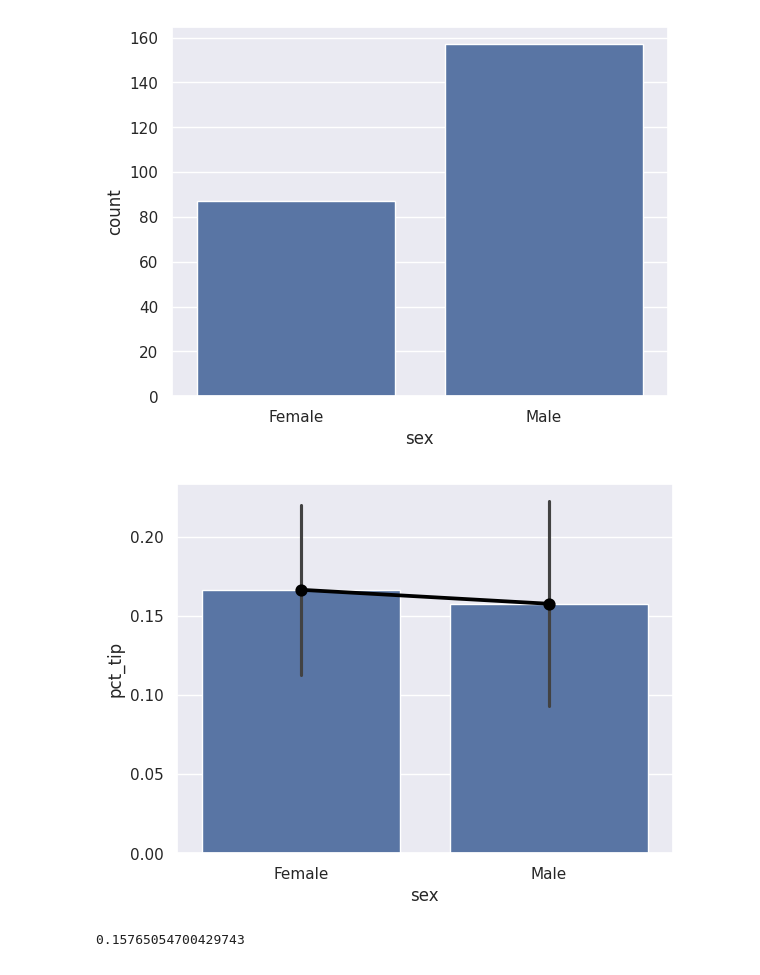
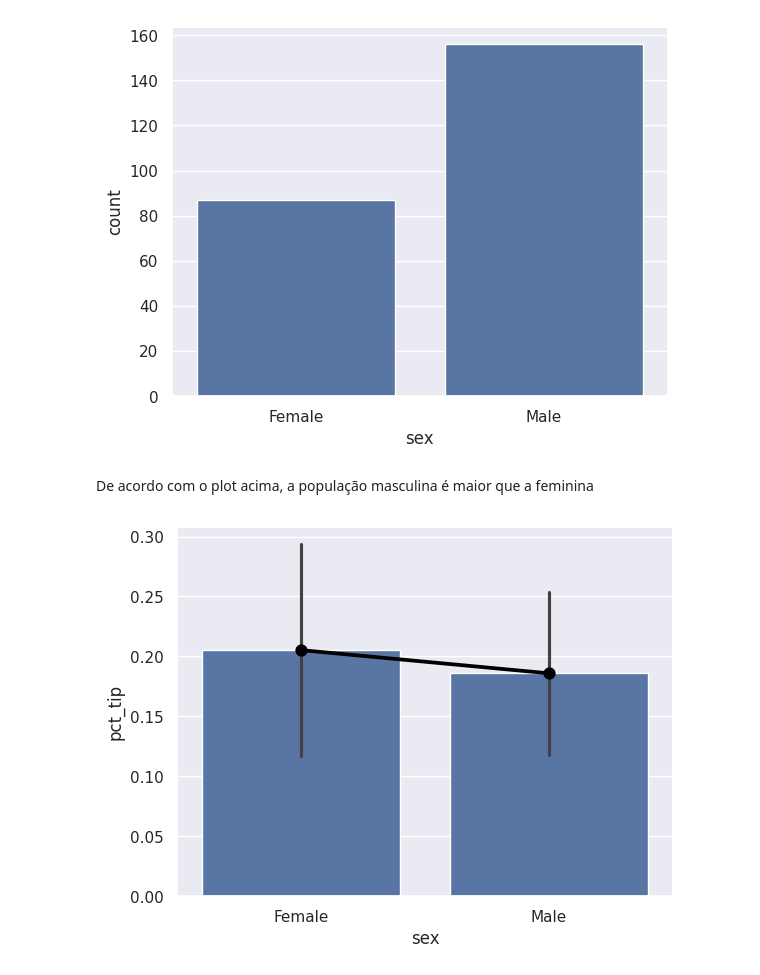
Before and after one commit to brunodleite/arvores_redes_ensemble_models_3, a Jupyter notebook: script.ipynb, the cells around one changed output. Drawn from its saved outputs; the diff is of its cells as text; code cells hidden in the pictures.

```diff
--- a/script.ipynb
+++ b/script.ipynb
@@ -10,7 +10,9 @@ sns.set_theme(style="darkgrid")
 dir = r"/home/bruno/Documentos/mba_usp/arvores_redes_ensemble_models_2/Arquivos e scripts 27.06.23 - Atualizado/tips.csv"
 df = pd.read_csv(dir).drop(columns="Unnamed: 0")
 
-df.head()
+df_copy = df.copy()
+
+df_copy.head()
 # %% [output]
 |  | total_bill | tip | sex | smoker | day | time | size |
 | 0 | 16.99 | 1.01 | Female | No | Sun | Dinner | 2 |
@@ -18,6 +20,3 @@ df.head()
 | 2 | 21.01 | 3.50 | Male | No | Sun | Dinner | 3 |
 | 3 | 23.68 | 3.31 | Male | No | Sun | Dinner | 2 |
 | 4 | 24.59 | 3.61 | Female | No | Sun | Dinner | 4 |
-# %%
-df["pct_tip"] = df.tip / df.total_bill
-df.head()
@@ -30,0 +23,3 @@ df.head()
+# %%
+df_copy["pct_tip"] = df_copy.tip / (df_copy.total_bill - df_copy.tip)
+df_copy.head()
@@ -36,0 +43,2 @@ ax1.boxplot(df.pct_tip);
+# %%
+df_copy = df_copy[df_copy["pct_tip"] < 1]
@@ -48,10 +62,8 @@ count_plot(df, "sex");
 # %% [output]
 [figure]
+# %% [markdown]
+De acordo com o plot acima, a população masculina é maior que a feminina
 # %%
-bar_plot(df, "sex", "pct_tip");
+bar_plot(df_copy, "sex", "pct_tip");
 # %% [output]
-[figure, old version]
+[figure, new version]
-# %%
-df[df["sex"] == "Male"]["pct_tip"].mean()
-# %% [output]
-0.15765054700429743
```
Also changed, not shown: parts of 13 cells of this notebook.
